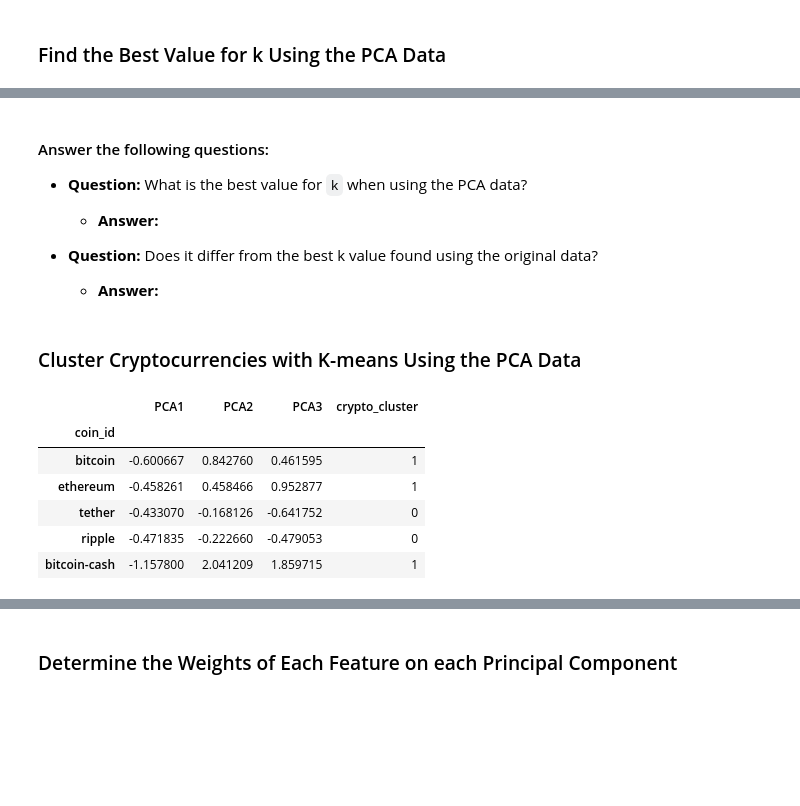
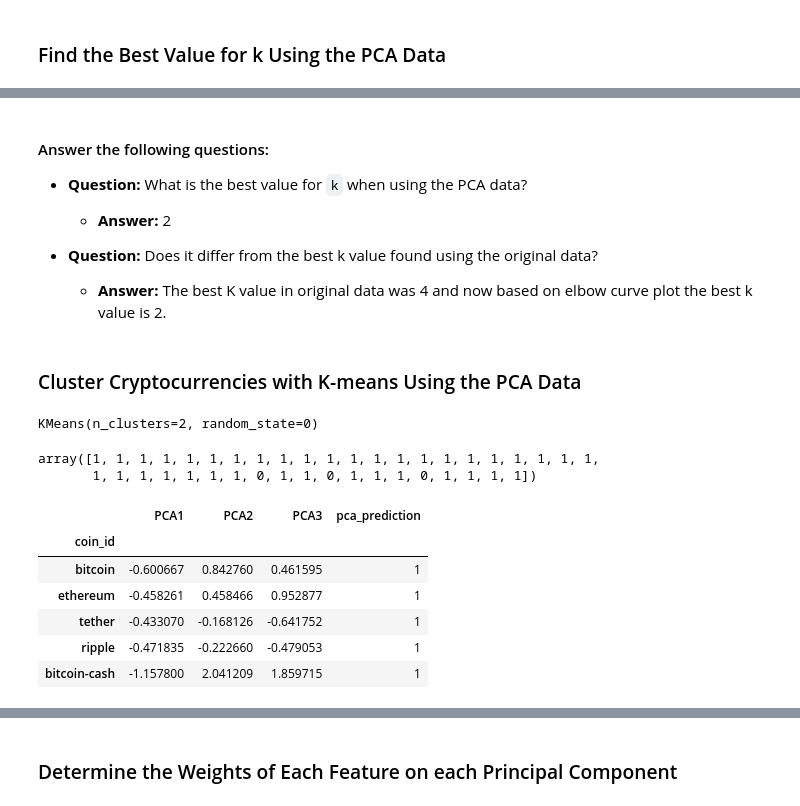
Before and after one commit to tawlee/CryptoClustering, a Jupyter notebook: Crypto_Clustering.ipynb, the cells around one changed output, grey strips where cells are left out. Saved outputs shown, nothing was run; the diff lists cells and outputs as text; code cells hidden in the pictures; blank space fills up the shorter version.

```diff
--- a/Crypto_Clustering.ipynb
+++ b/Crypto_Clustering.ipynb
@@ -235,25 +233,29 @@ array([0.3719856 , 0.34700813, 0.17603793])
 # %%
 # Create a list with the number of k-values to try
 # Use a range from 1 to 11
-
+k = list(range(1,11))
 
 # Create an empty list to store the inertia values
-
+inertia = []
 
 # Create a for loop to compute the inertia with each possible value of k
 # Inside the loop:
 # 1. Create a KMeans model using the loop counter for the n_clusters
 # 2. Fit the model to the data using PCA DataFrame.
 # 3. Append the model.inertia_ to the inertia list
-
+for i in k:
+    k_model = KMeans(n_clusters=i)
+    k_model.fit(market_pca_df)
+    inertia.append(k_model.inertia_)
 
 # Create a dictionary with the data to plot the Elbow curve
-
+elbow_data = {'k' : k, 'inertia': inertia}
 
 # Create a DataFrame with the data to plot the Elbow curve
-
+elbow_df_2 = pd.DataFrame(elbow_data)
 
 # Display the DataFrame
+elbow_df_2
 # %% [output]
 |  | k | inertia |
 | 0 | 1 | 256.874086 |
@@ -273,38 +282,47 @@ array([0.3719856 , 0.34700813, 0.17603793])
 #### Answer the following questions:
 * **Question:** What is the best value for `k` when using the PCA data?
 
-  * **Answer:**
+  * **Answer:** 2
 
 
 * **Question:** Does it differ from the best k value found using the original data?
 
-  * **Answer:**
+  * **Answer:** The best K value in original data was 4 and now based on elbow curve plot the best k value is 2.
 # %% [markdown]
 ### Cluster Cryptocurrencies with K-means Using the PCA Data
 # %%
 # Initialize the K-Means model using the best value for k
+model = KMeans(n_clusters=2, random_state=0)
 # %%
 # Fit the K-Means model using the PCA data
+model.fit(market_pca_df)
+# %% [output]
+KMeans(n_clusters=2, random_state=0)
 # %%
 # Predict the clusters to group the cryptocurrencies using the PCA data
-
+k_predict = model.predict(market_pca_df)
 
 # Print the resulting array of cluster values.
+k_predict
+# %% [output]
+array([1, 1, 1, 1, 1, 1, 1, 1, 1, 1, 1, 1, 1, 1, 1, 1, 1, 1, 1, 1, 1, 1,
+       1, 1, 1, 1, 1, 1, 1, 0, 1, 1, 0, 1, 1, 1, 0, 1, 1, 1, 1])
 # %%
 # Create a copy of the DataFrame with the PCA data
-
+market_pca_prediction_df = market_pca_df.copy()
 
 # Add a new column to the DataFrame with the predicted clusters
-
+market_pca_prediction_df['pca_prediction']= k_predict
 
 # Display sample data
+market_pca_prediction_df.head()
 # %% [output]
-|  | PCA1 | PCA2 | PCA3 | crypto_cluster |
+|  | PCA1 | PCA2 | PCA3 | pca_prediction |
 | coin_id |  |  |  |  |
 | bitcoin | -0.600667 | 0.842760 | 0.461595 | 1 |
 | ethereum | -0.458261 | 0.458466 | 0.952877 | 1 |
-| tether | -0.433070 | -0.168126 | -0.641752 | 0 |
-| ripple | -0.471835 | -0.222660 | -0.479053 | 0 |
+| tether | -0.433070 | -0.168126 | -0.641752 | 1 |
+| ripple | -0.471835 | -0.222660 | -0.479053 | 1 |
 | bitcoin-cash | -1.157800 | 2.041209 | 1.859715 | 1 |
 # %%
 # Create a scatter plot using hvPlot by setting `x="PCA1"` and `y="PCA2"`.
```
Also changed, not shown: parts of 5 cells of this notebook.
